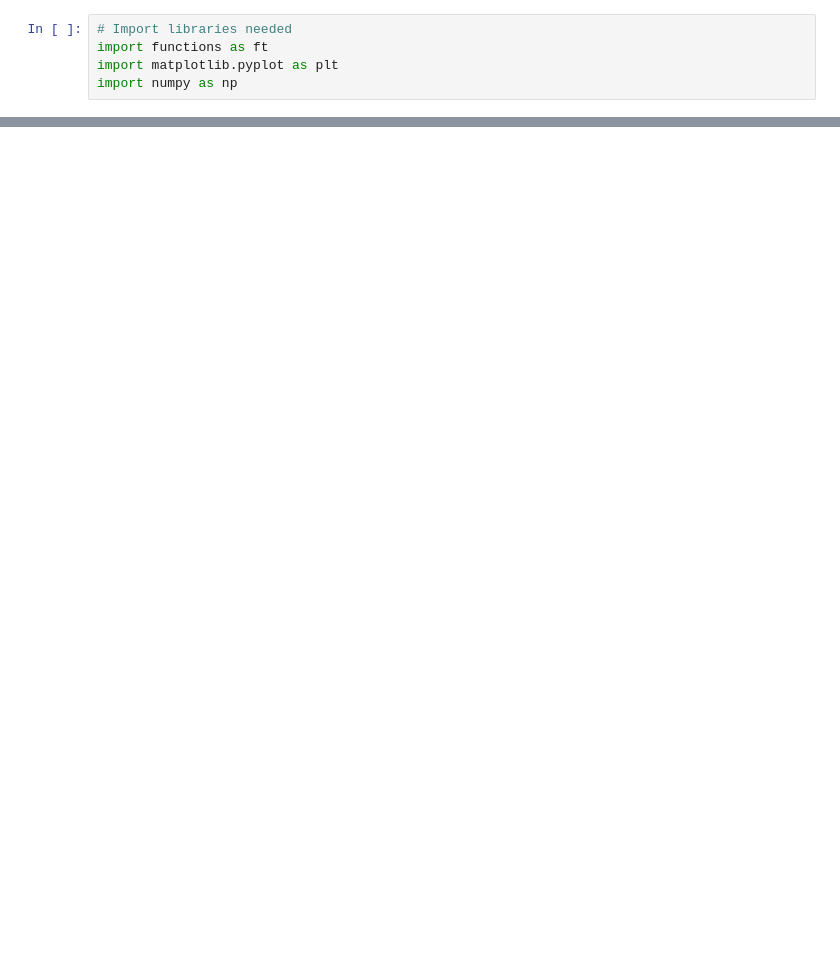
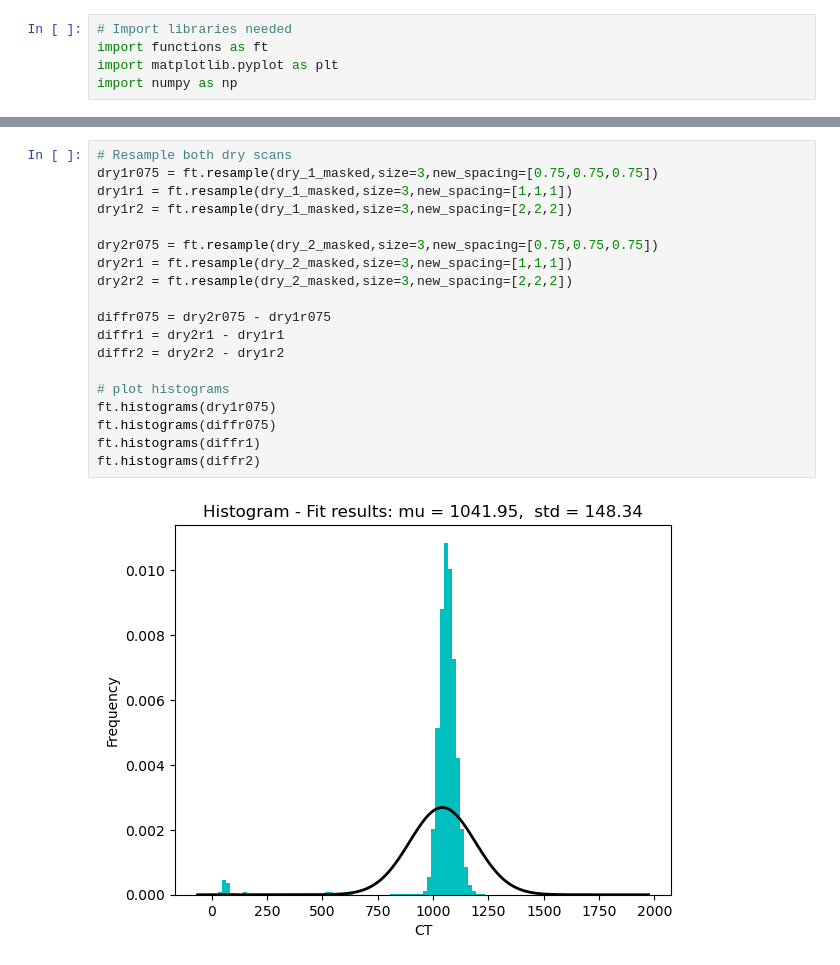
Before and after one commit to jimindzhou/ct_scanner_, a Jupyter notebook: notebook.ipynb, the cells around one changed output, grey strips where cells are left out. Cells and saved outputs as stored; diff of their text form; blank space fills up the shorter version.

```diff
--- a/notebook.ipynb
+++ b/notebook.ipynb
@@ -191,0 +75,21 @@ ft.histograms(diff2)
+# %%
+# Resample both dry scans
+dry1r075 = ft.resample(dry_1_masked,size=3,new_spacing=[0.75,0.75,0.75])
+dry1r1 = ft.resample(dry_1_masked,size=3,new_spacing=[1,1,1])
+dry1r2 = ft.resample(dry_1_masked,size=3,new_spacing=[2,2,2])
+
+dry2r075 = ft.resample(dry_2_masked,size=3,new_spacing=[0.75,0.75,0.75])
+dry2r1 = ft.resample(dry_2_masked,size=3,new_spacing=[1,1,1])
+dry2r2 = ft.resample(dry_2_masked,size=3,new_spacing=[2,2,2])
+
+diffr075 = dry2r075 - dry1r075
+diffr1 = dry2r1 - dry1r1
+diffr2 = dry2r2 - dry1r2
+
+# plot histograms
+ft.histograms(dry1r075)
+ft.histograms(diffr075)
+ft.histograms(diffr1)
+ft.histograms(diffr2)
+# %% [output]
+[figure, added]
```
Also changed, not shown: parts of 63 cells of this notebook, 1 other file.
